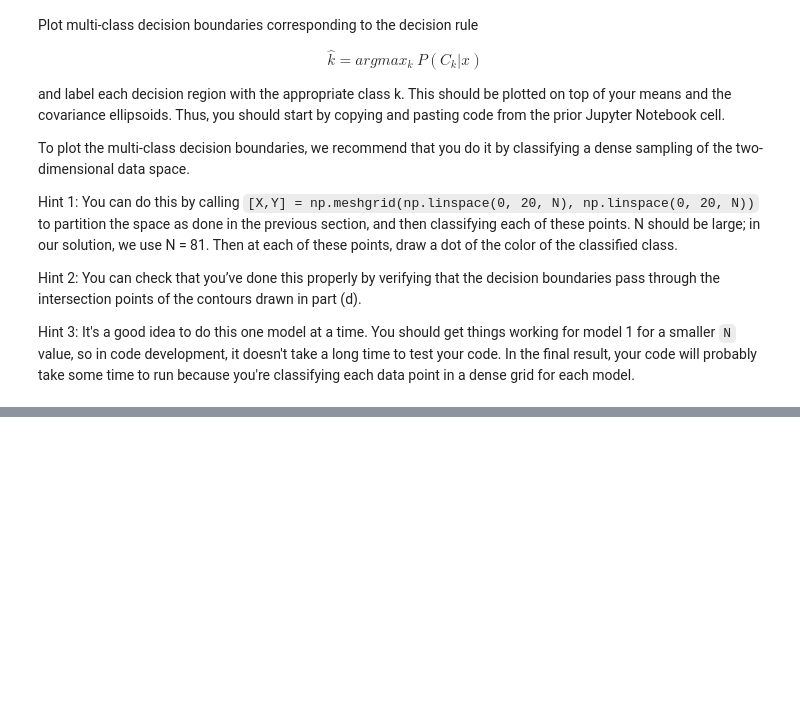
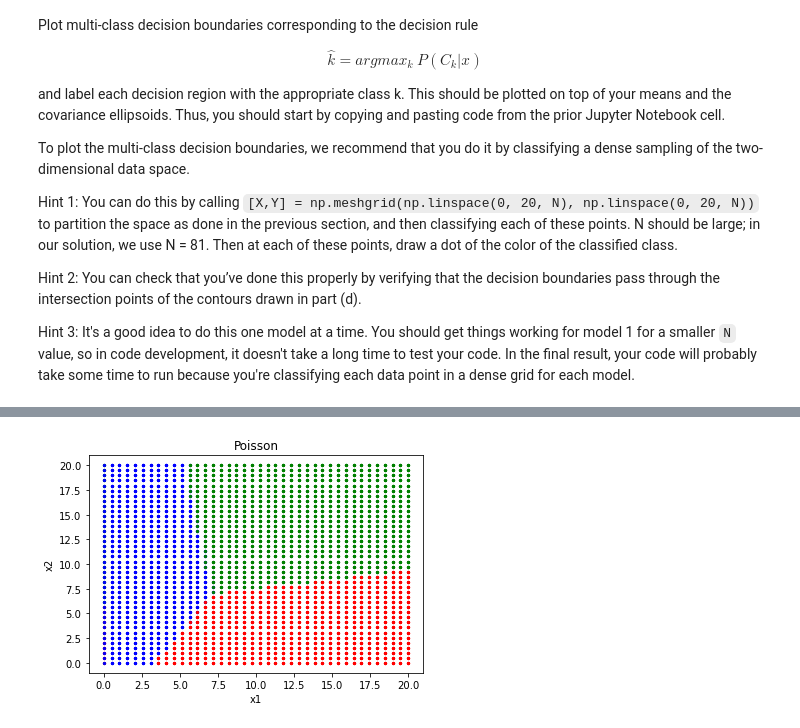
Before and after one commit to sofiagilardini/UCLA_243A, a Jupyter notebook: hw4/hw4p3.ipynb, the cells around one changed output, grey strips where cells are left out. Saved outputs shown, nothing was run; the diff lists cells and outputs as text; code cells hidden in the pictures; blank space fills up the shorter version.

```diff
--- a/hw4/hw4p3.ipynb
+++ b/hw4/hw4p3.ipynb
@@ -508,0 +359,37 @@ Hint 3: It's a good idea to do this one model at a time. You should get things w
+# %%
+# Model 3 : POISSON
+
+MarkerCol=['r','g','b']
+
+fig, ax = plt.subplots()
+
+N = 40
+
+[X,Y] = np.meshgrid(np.linspace(0, 20, N), np.linspace(0, 20, N))
+
+
+log_PgivenCk = 0
+
+for i in range(N):
+    for j in range(N):
+        x1 = X[i, j]
+        x2 = Y[i, j]
+        x_vect = x1, x2
+
+        for k in range(NumClass):
+            log_PgivenCk = 0  # Reset the log probability for each class
+            for q in range(2):
+                log_PgivenCk += x_vect[q] * np.log(modParam3["mean"][k][q]) - (np.log(scipy.special.factorial(x_vect[q]))) - modParam3["mean"][k][q]
+
+            k_values[k] = np.log(modParam3["pi"][k]) + log_PgivenCk
+
+            k_max = np.argmax(k_values)
+            ax.scatter(x_vect[0], x_vect[1], color = MarkerCol[k_max], s = 5)
+
+plt.xlabel('x1')
+plt.ylabel('x2')
+plt.title('Poisson')
+
+plt.show()
+# %% [output]
+[figure, added]
```
Also changed, not shown: parts of 10 cells of this notebook.
